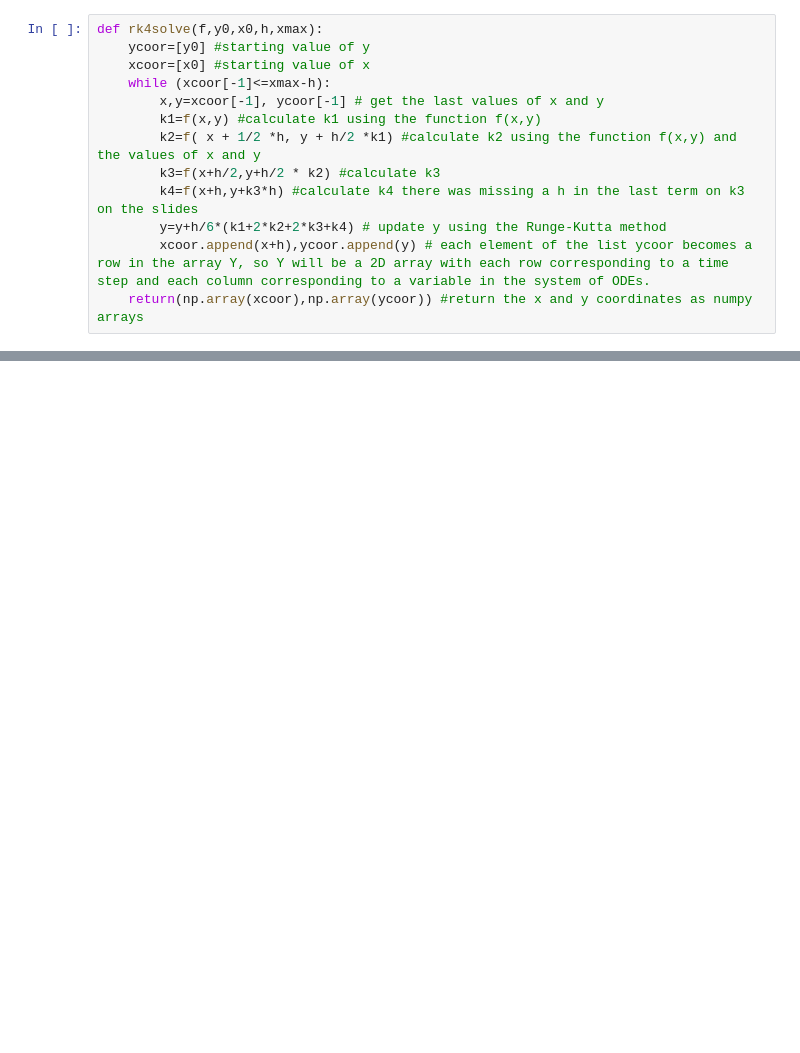
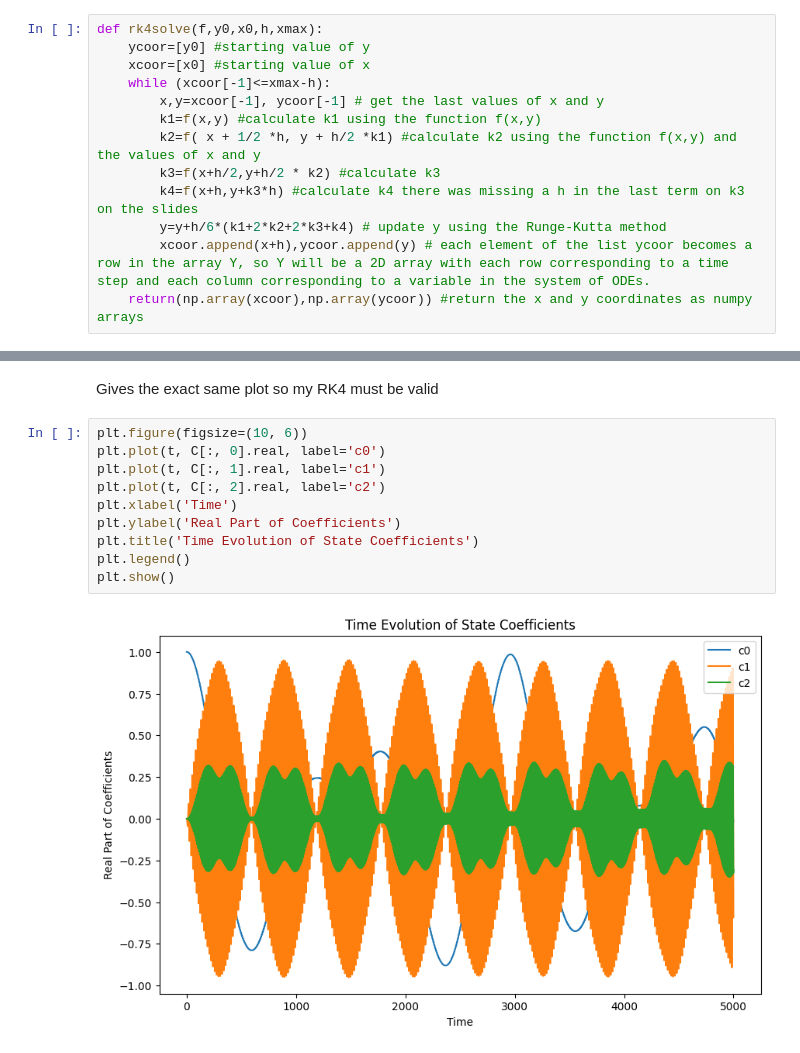
Before and after one commit to AndersWorm/numerical-methods, a Jupyter notebook: project/part2.ipynb, the cells around one changed output, grey strips where cells are left out. Saved outputs shown, nothing was run; the diff lists cells and outputs as text; blank space fills up the shorter version.

Commit message:
part 2

```diff
--- a/project/part2.ipynb
+++ b/project/part2.ipynb
@@ -54,0 +90,14 @@ def rk4solve(f,y0,x0,h,xmax):
+# %% [markdown]
+Gives the exact same plot so my RK4 must be valid
+# %%
+plt.figure(figsize=(10, 6))
+plt.plot(t, C[:, 0].real, label='c0')
+plt.plot(t, C[:, 1].real, label='c1')
+plt.plot(t, C[:, 2].real, label='c2')
+plt.xlabel('Time')
+plt.ylabel('Real Part of Coefficients')
+plt.title('Time Evolution of State Coefficients')
+plt.legend()
+plt.show()
+# %% [output]
+[figure, added]
```
Also changed, not shown: parts of 9 cells of this notebook, 4 other files.
